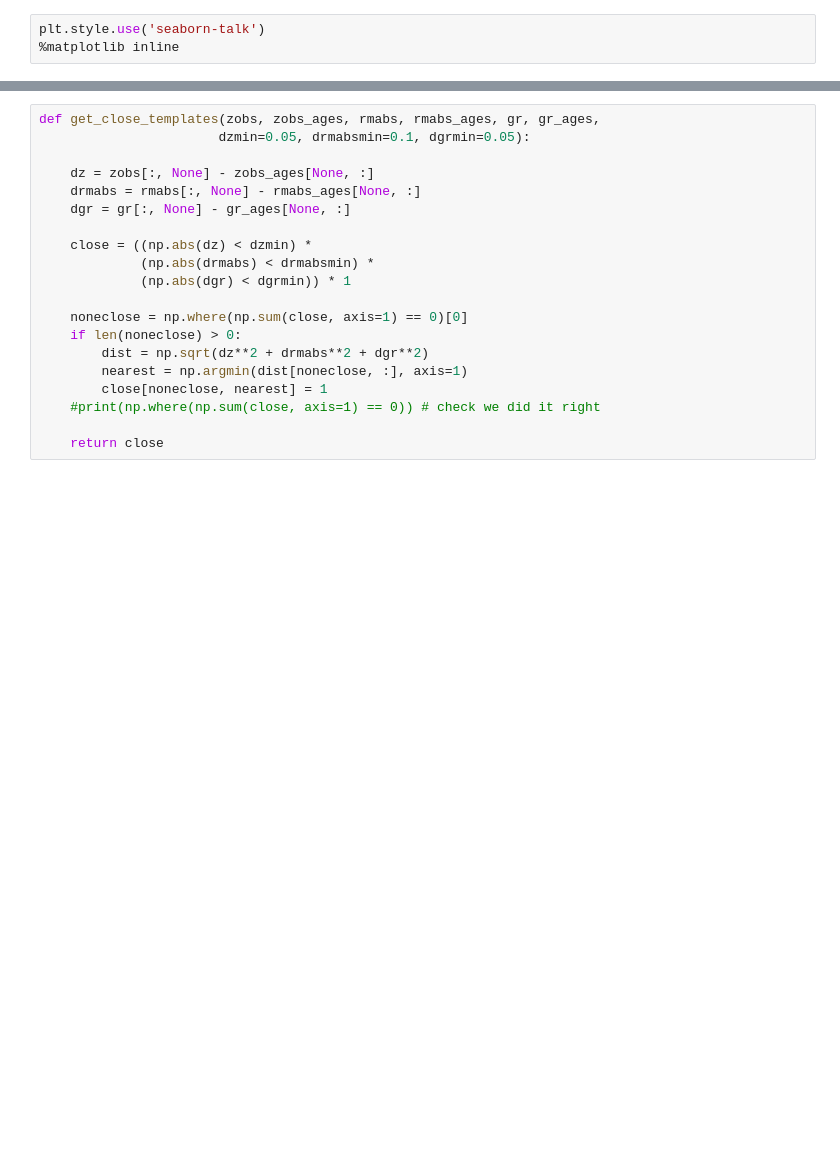
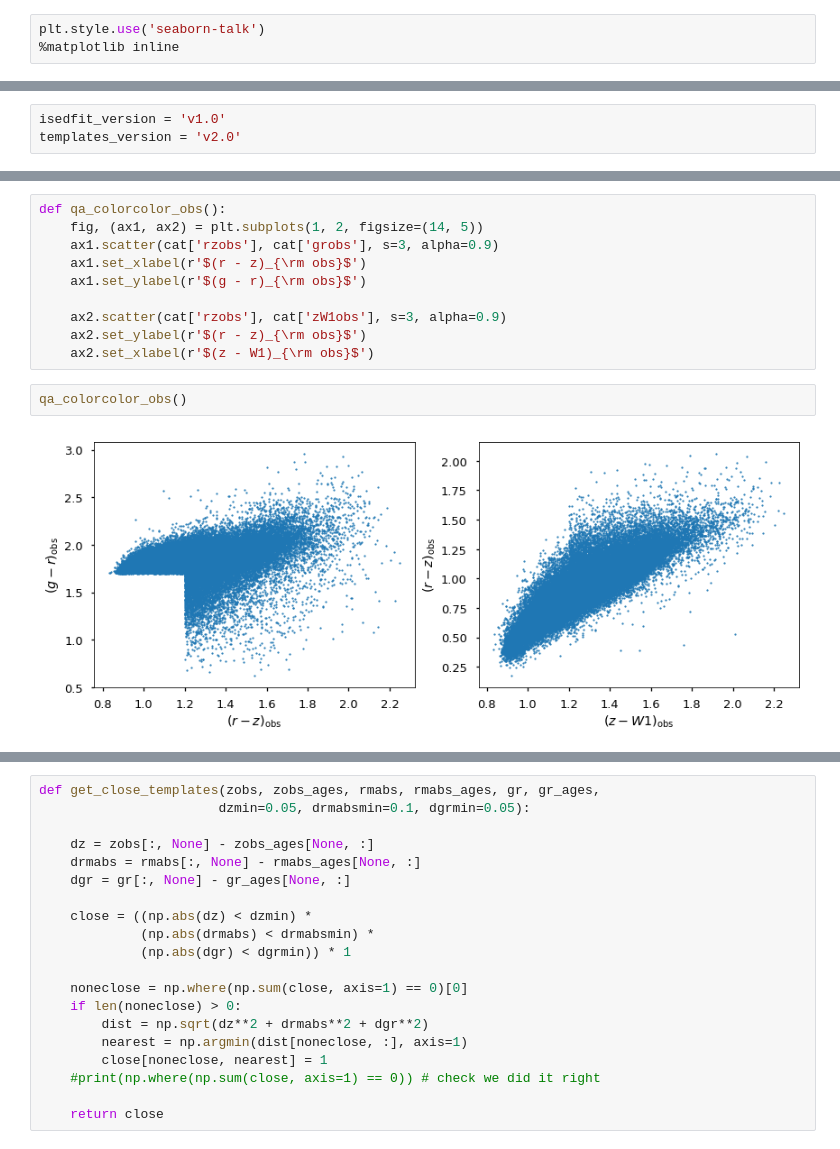
Before and after one commit to desihub/desisim, a Jupyter notebook: doc/nb/lrg-templates.ipynb, the cells around one changed output, grey strips where cells are left out. Drawn from its saved outputs; the diff is of its cells as text; blank space fills up the shorter version.

```diff
--- a/doc/nb/lrg-templates.ipynb
+++ b/doc/nb/lrg-templates.ipynb
@@ -75,0 +37,3 @@ tree = KDTree( np.vstack((zobj, Mg-Mr, Mr-Mz)).T )
+# %%
+isedfit_version = 'v1.0'
+templates_version = 'v2.0'
@@ -75,0 +113,14 @@ tree = KDTree( np.vstack((zobj, Mg-Mr, Mr-Mz)).T )
+# %%
+def qa_colorcolor_obs():
+    fig, (ax1, ax2) = plt.subplots(1, 2, figsize=(14, 5))
+    ax1.scatter(cat['rzobs'], cat['grobs'], s=3, alpha=0.9)
+    ax1.set_xlabel(r'$(r - z)_{\rm obs}$')
+    ax1.set_ylabel(r'$(g - r)_{\rm obs}$')
+
+    ax2.scatter(cat['rzobs'], cat['zW1obs'], s=3, alpha=0.9)
+    ax2.set_ylabel(r'$(r - z)_{\rm obs}$')
+    ax2.set_xlabel(r'$(z - W1)_{\rm obs}$')
+# %%
+qa_colorcolor_obs()
+# %% [output]
+[figure, added]
```
Also changed, not shown: parts of 57 cells of this notebook.
